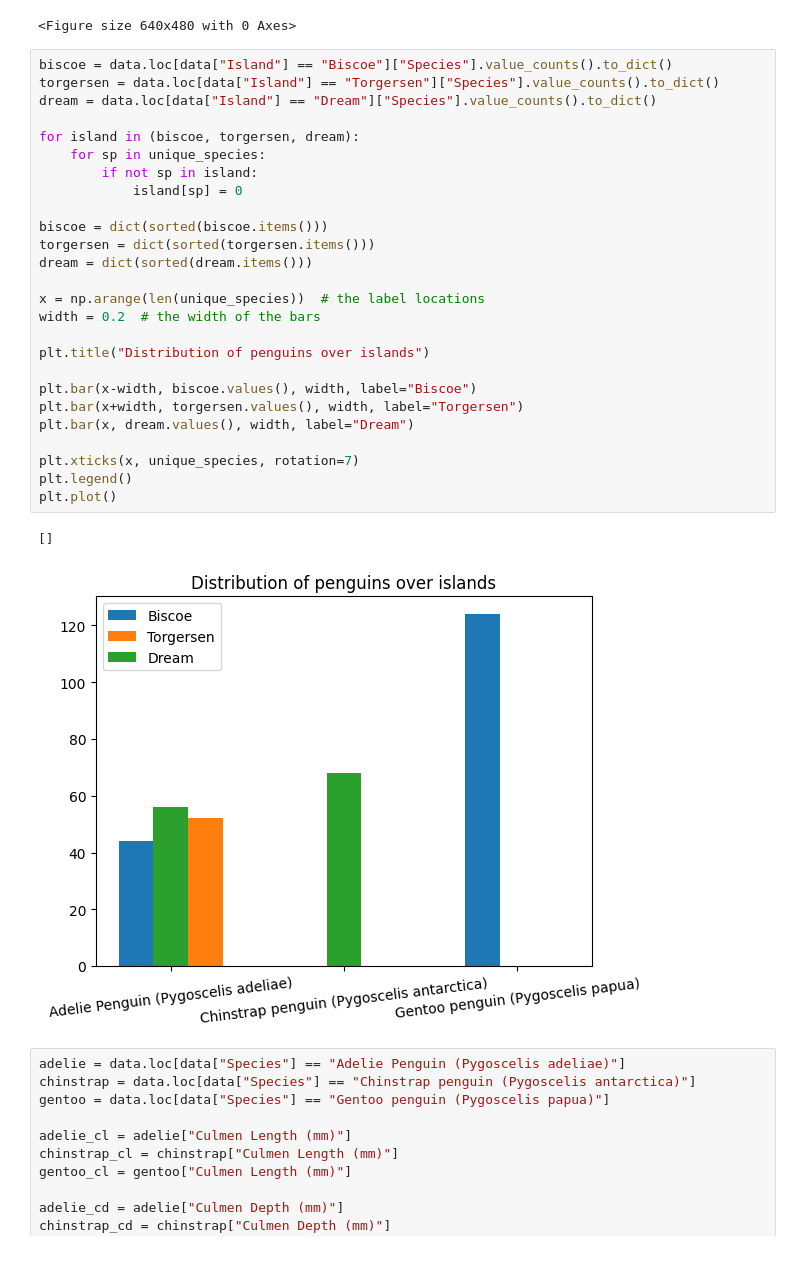
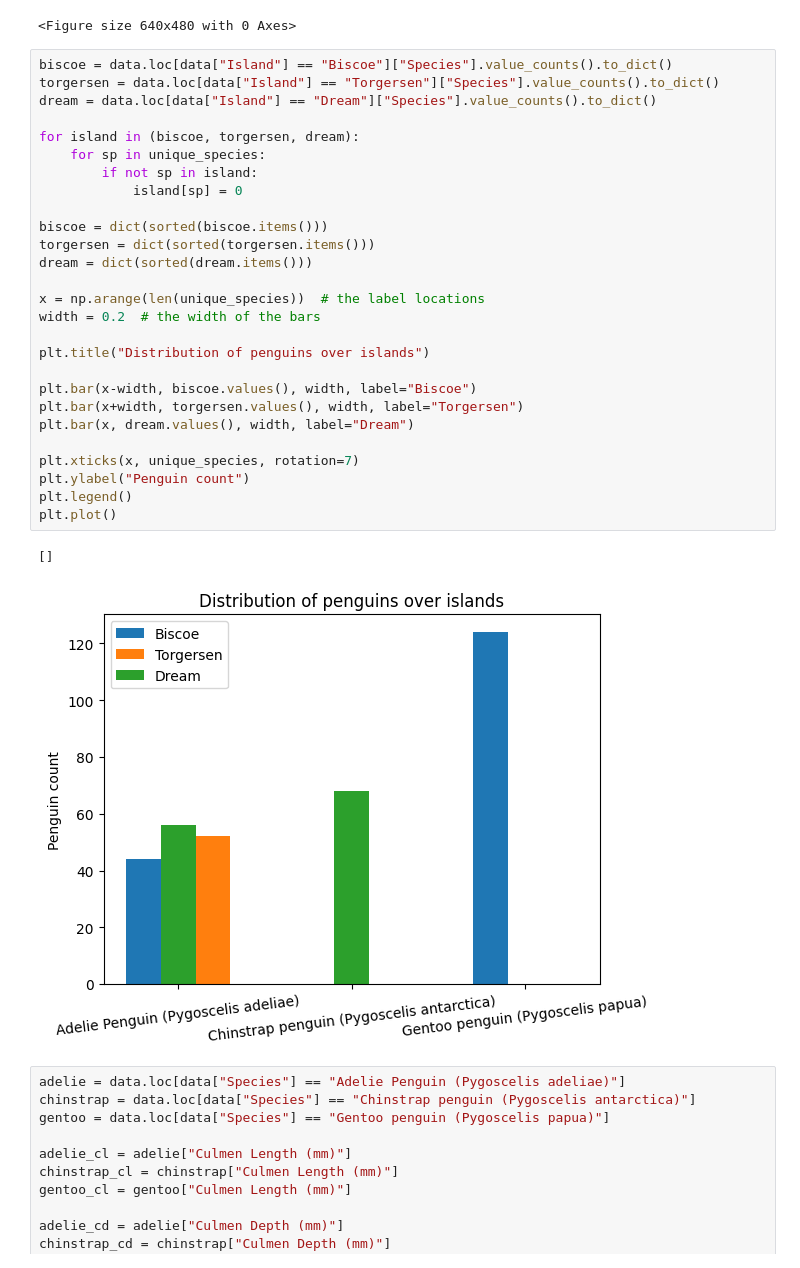
Before and after one commit to Unexp1ainable/UPA-2, a Jupyter notebook: proj.ipynb, the cells around one changed output. Drawn from its saved outputs; the diff is of its cells as text.

```diff
--- a/proj.ipynb
+++ b/proj.ipynb
@@ -34,32 +35,33 @@ plt.figure()
 # %%
 biscoe = data.loc[data["Island"] == "Biscoe"]["Species"].value_counts().to_dict()
 torgersen = data.loc[data["Island"] == "Torgersen"]["Species"].value_counts().to_dict()
 dream = data.loc[data["Island"] == "Dream"]["Species"].value_counts().to_dict()
 
 for island in (biscoe, torgersen, dream):
     for sp in unique_species:
         if not sp in island:
             island[sp] = 0
 
 biscoe = dict(sorted(biscoe.items()))
 torgersen = dict(sorted(torgersen.items()))
 dream = dict(sorted(dream.items()))
 
 x = np.arange(len(unique_species))  # the label locations
 width = 0.2  # the width of the bars
 
 plt.title("Distribution of penguins over islands")
 
 plt.bar(x-width, biscoe.values(), width, label="Biscoe")
 plt.bar(x+width, torgersen.values(), width, label="Torgersen")
 plt.bar(x, dream.values(), width, label="Dream")
 
 plt.xticks(x, unique_species, rotation=7)
+plt.ylabel("Penguin count")
 plt.legend()
 plt.plot()
 # %% [output]
 []
-[figure, old version]
+[figure, new version]
 # %%
 adelie = data.loc[data["Species"] == "Adelie Penguin (Pygoscelis adeliae)"]
 chinstrap = data.loc[data["Species"] == "Chinstrap penguin (Pygoscelis antarctica)"]
```
Also changed, not shown: parts of 3 cells of this notebook, 1 other file.
